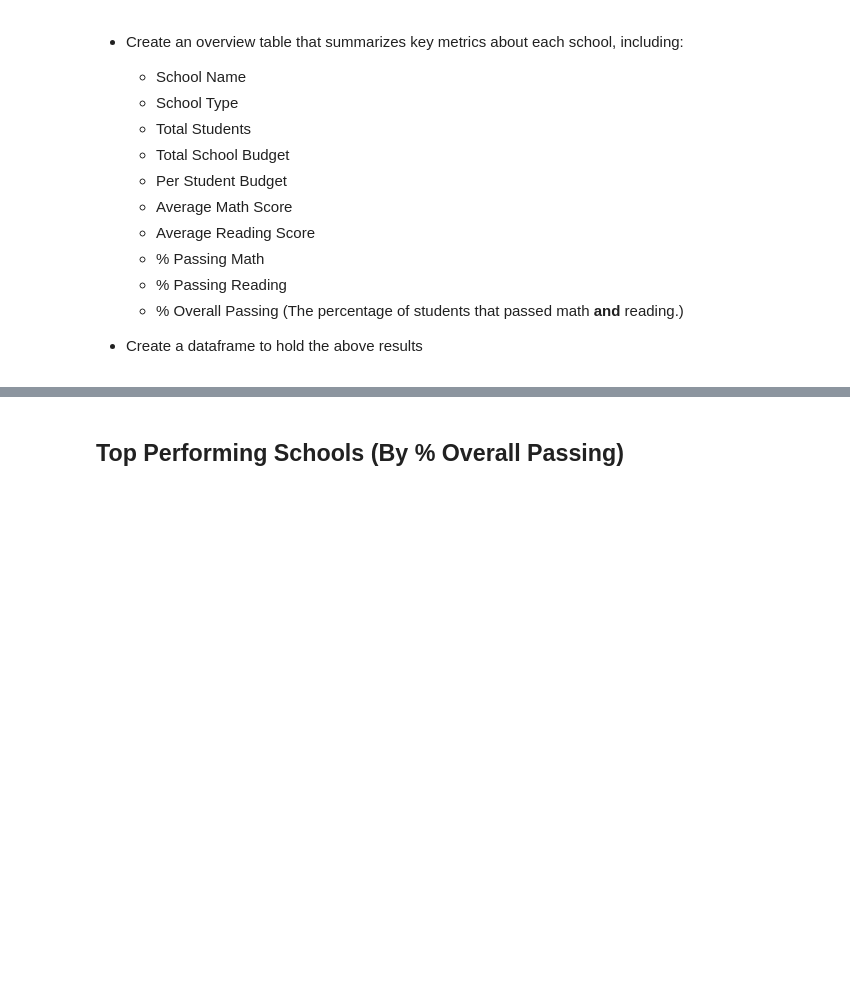
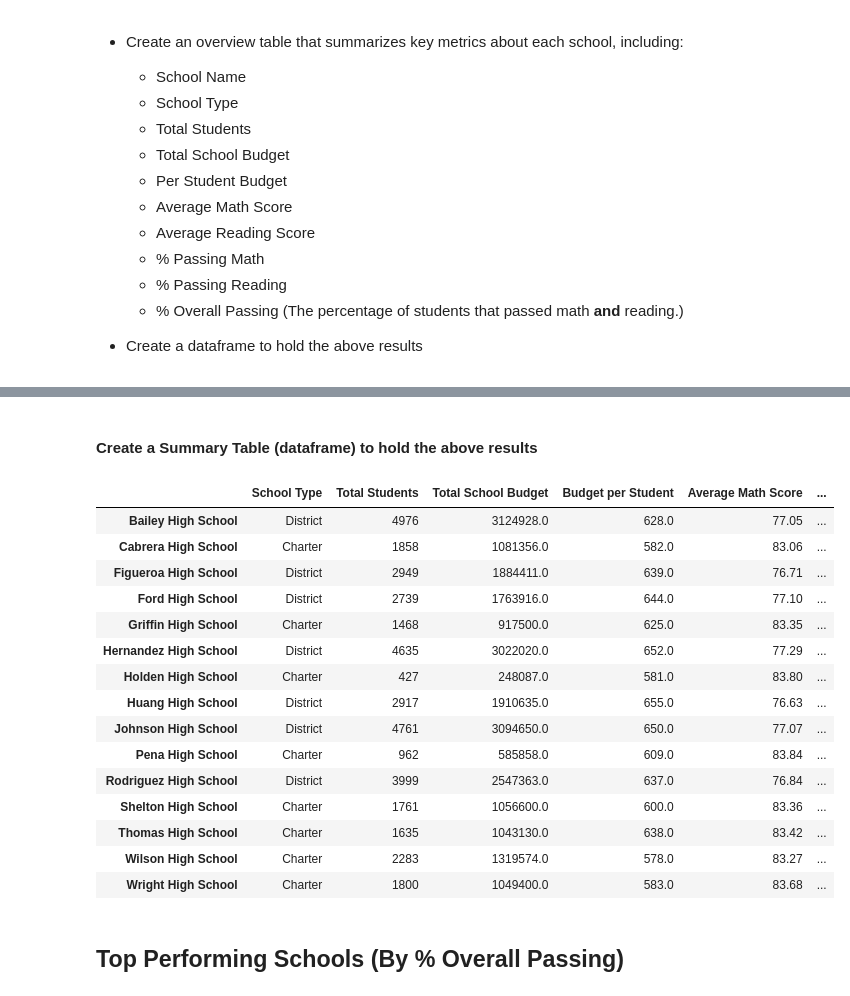
Before and after one commit to jamie-miller-rva/Pandas-Challenge_Repository, a Jupyter notebook: PyCitySchools/PyCitySchools_Jamie.ipynb, the cells around one changed output, grey strips where cells are left out. Saved outputs shown, nothing was run; the diff lists cells and outputs as text; code cells hidden in the pictures; blank space fills up the shorter version.

```diff
--- a/PyCitySchools/PyCitySchools_Jamie.ipynb
+++ b/PyCitySchools/PyCitySchools_Jamie.ipynb
@@ -87,0 +426,10 @@ school_data_complete.head(10)
+# %%
+# Average Reading Score
+# This is done in three parts.
+    # First use groupby to group the DataFrame by school_name which creates an object.
+    # Second add an aggregation (sum, mean, count, etc.) to get a resulting DataFrame
+    # Third select the column(s) you want to keep - in this case just the "reading_score" column
+    # optional: use the round function to round to 2 decimal places
+school_avg_reading_score = round(school_data_complete.groupby(["school_name"]).mean()["reading_score"], 2)   # optional: use the round function
+
+school_avg_reading_score
@@ -87,0 +529,19 @@ school_data_complete.head(10)
+# %%
+# % Overall Passing (The percentage of students that passed math and reading
+# Get DataFrame of students passing math and reading
+    # This is done in two parts:
+        # First use a conditional that uses & to examine rows for students passing math and reading - this results in a boolean
+        # Second create a DataFrame were step one is passed as an augument for rows in the DataFrame
+school_passing_overall_df = school_data_complete[(school_data_complete["math_score"] >= 70) & (school_data_complete["reading_score"] >= 70)]
+# school_passing_overall_df
+
+# Next get the Percent Passing Overall
+    # This is done in two parts in order to perform the calculation: school_passing_overall / school_student_counts
+        # First use the school_passing_overall DataFrame created above and groupby on school name and using count for method of aggregation
+        # next, select the column(s) you want to keep - in this case just the "student_name" column
+school_passing_overall_count = school_passing_overall_df.groupby(["school_name"]).count()["student_name"]
+# school_passing_overall_count
+
+# perform the calculation school_passing_overall_count / school_student_counts and round to 2 decimal places
+school_percent_passing_overall = round(school_passing_overall_count / school_student_counts * 100, 2)
+school_percent_passing_overall
@@ -87,0 +565,35 @@ school_data_complete.head(10)
+# %% [markdown]
+#### Create a Summary Table (dataframe) to hold the above results
+# %%
+# Create a Summary Table in the form of a dataframe to hold the above results
+# Note this is indexed by school name
+school_summary_df = pd.DataFrame({
+    "School Type": school_types,
+    "Total Students": school_student_counts,
+    "Total School Budget": school_total_budget,
+    "Budget per Student": school_per_student_budget,
+    "Average Math Score": school_avg_math_score,
+    "Average Reading Score": school_avg_reading_score,
+    "% Passing Math": school_percent_passing_math,
+    "% Passing Reading": school_percent_passing_reading,
+    "% Overall Passing": school_percent_passing_overall
+})
+
+school_summary_df
+# %% [output]
+|  | School Type | Total Students | Total School Budget | Budget per Student | Average Math Score | ... |
+| Bailey High School | District | 4976 | 3124928.0 | 628.0 | 77.05 | ... |
+| Cabrera High School | Charter | 1858 | 1081356.0 | 582.0 | 83.06 | ... |
+| Figueroa High School | District | 2949 | 1884411.0 | 639.0 | 76.71 | ... |
+| Ford High School | District | 2739 | 1763916.0 | 644.0 | 77.10 | ... |
+| Griffin High School | Charter | 1468 | 917500.0 | 625.0 | 83.35 | ... |
+| Hernandez High School | District | 4635 | 3022020.0 | 652.0 | 77.29 | ... |
+| Holden High School | Charter | 427 | 248087.0 | 581.0 | 83.80 | ... |
+| Huang High School | District | 2917 | 1910635.0 | 655.0 | 76.63 | ... |
+| Johnson High School | District | 4761 | 3094650.0 | 650.0 | 77.07 | ... |
+| Pena High School | Charter | 962 | 585858.0 | 609.0 | 83.84 | ... |
+| Rodriguez High School | District | 3999 | 2547363.0 | 637.0 | 76.84 | ... |
+| Shelton High School | Charter | 1761 | 1056600.0 | 600.0 | 83.36 | ... |
+| Thomas High School | Charter | 1635 | 1043130.0 | 638.0 | 83.42 | ... |
+| Wilson High School | Charter | 2283 | 1319574.0 | 578.0 | 83.27 | ... |
+| Wright High School | Charter | 1800 | 1049400.0 | 583.0 | 83.68 | ... |
```
Also changed, not shown: parts of 73 cells of this notebook.
